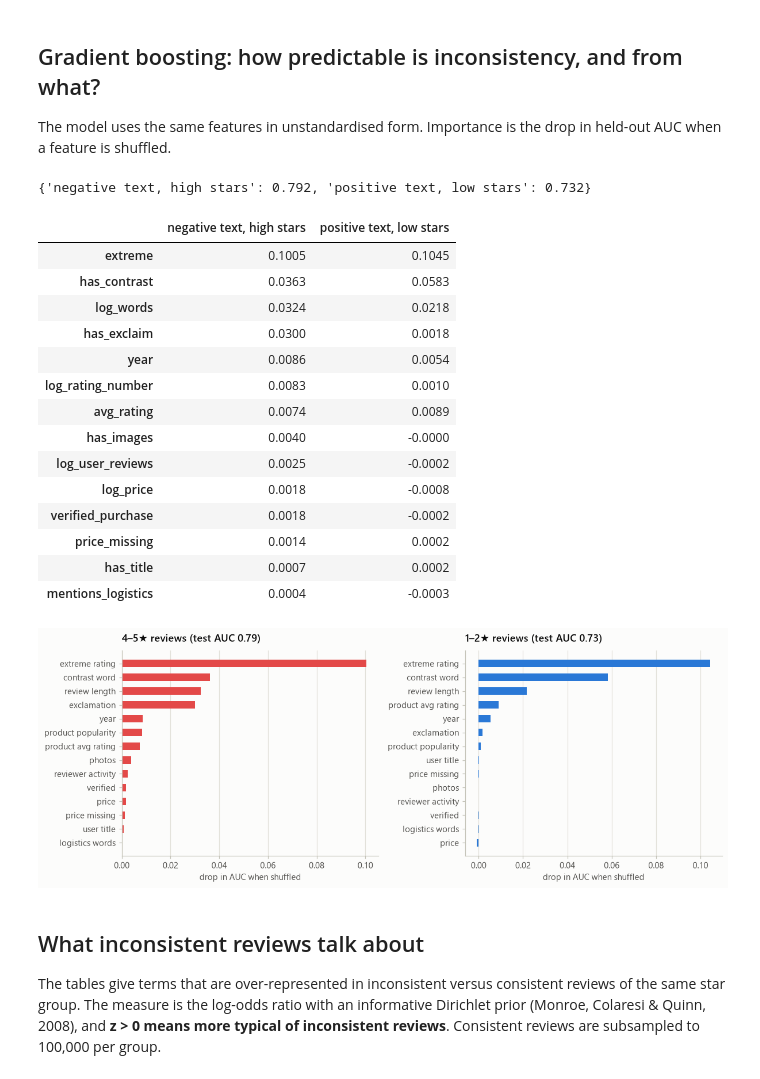
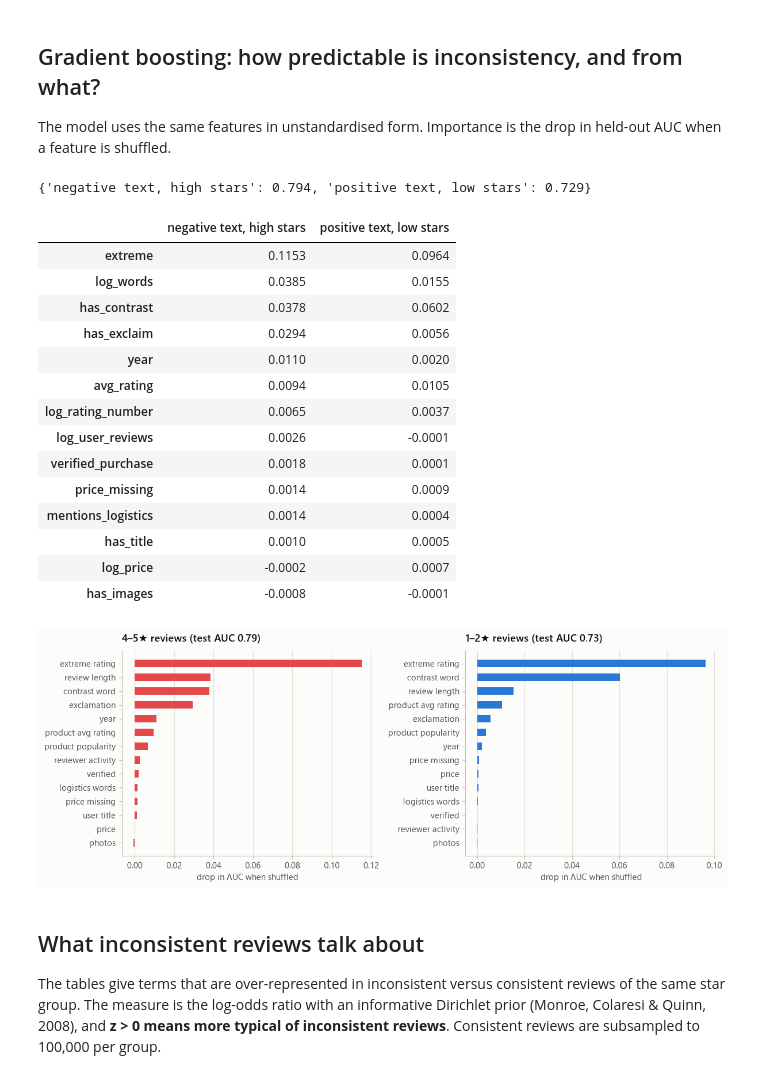
Before and after one commit to sammitbal/rating-sentiment, a Jupyter notebook: notebooks/04_predictors.ipynb, the cells around one changed output. Cells and saved outputs as stored; diff of their text form; code cells hidden in the pictures.

Commit message:
added data splits

```diff
--- a/notebooks/04_predictors.ipynb
+++ b/notebooks/04_predictors.ipynb
@@ -32,12 +32,13 @@ from sklearn.ensemble import HistGradientBoostingClassifier
 from sklearn.feature_extraction.text import CountVectorizer
 from sklearn.inspection import permutation_importance
 from sklearn.metrics import roc_auc_score
-from sklearn.model_selection import train_test_split
 
 from common import (BLUE, HIGH_NEG, INK_2, LOW_POS, RED, SURFACE, forest, load, rate_table,
                     ratio_table, savefig, set_style)
+from splits import load_split
 
 set_style()
+split_ids = {part: load_split(part) for part in ("train", "test")}
 df = load()
 polar = df[df.polar_rating & df.avg_rating.notna()].copy()
 polar["price_missing"] = polar.price.isna()
@@ -217,50 +218,52 @@ a feature is shuffled.
 # %%
 FEATURES = BIN + CONT
 importances, aucs = {}, {}
 for name, g in GROUPS.items():
     X = g[FEATURES].astype(float)
     y = g.inconsistent.astype(int)
-    X_tr, X_te, y_tr, y_te = train_test_split(X, y, test_size=0.2, stratify=y, random_state=0)
+    # Same reviews as the shared split (src/splits.py): train on train, report on test.
+    in_train, in_test = g.review_id.isin(split_ids["train"]), g.review_id.isin(split_ids["test"])
+    X_tr, X_te, y_tr, y_te = X[in_train], X[in_test], y[in_train], y[in_test]
     model = HistGradientBoostingClassifier(max_iter=300, learning_rate=0.08, random_state=0).fit(X_tr, y_tr)
     aucs[name] = roc_auc_score(y_te, model.predict_proba(X_te)[:, 1])
     sub = X_te.sample(min(len(X_te), 40000), random_state=0)
     pi = permutation_importance(model, sub, y_te.loc[sub.index], scoring="roc_auc", n_repeats=5,
                                 random_state=0)
     importances[name] = pd.Series(pi.importances_mean, index=FEATURES).sort_values()
 print({k: round(v, 3) for k, v in aucs.items()})
 
 names = {"log_words": "review length", "year": "year", "avg_rating": "product avg rating",
          "log_rating_number": "product popularity", "log_price": "price", "log_user_reviews": "reviewer activity",
          "extreme": "extreme rating", "has_title": "user title", "has_images": "photos",
          "verified_purchase": "verified", "has_contrast": "contrast word", "mentions_logistics": "logistics words",
          "has_exclaim": "exclamation", "price_missing": "price missing"}
 fig, axes = plt.subplots(1, 2, figsize=(11, 4.2))
 for ax, (name, imp) in zip(axes, importances.items()):
     ax.barh([names[i] for i in imp.index], imp.to_numpy(), height=0.55, color=COLOR[name])
     ax.set_title(f"{'4–5★' if name == HIGH_NEG else '1–2★'} reviews (test AUC {aucs[name]:.2f})")
     ax.set_xlabel("drop in AUC when shuffled")
     ax.grid(axis="y", visible=False)
 fig.tight_layout()
 savefig(fig, "04_permutation_importance")
 pd.DataFrame(importances).round(4).sort_values(HIGH_NEG, ascending=False)
 # %% [output]
-{'negative text, high stars': 0.792, 'positive text, low stars': 0.732}
+{'negative text, high stars': 0.794, 'positive text, low stars': 0.729}
 |  | negative text, high stars | positive text, low stars |
-| extreme | 0.1005 | 0.1045 |
-| has_contrast | 0.0363 | 0.0583 |
-| log_words | 0.0324 | 0.0218 |
-| has_exclaim | 0.0300 | 0.0018 |
-| year | 0.0086 | 0.0054 |
-| log_rating_number | 0.0083 | 0.0010 |
-| avg_rating | 0.0074 | 0.0089 |
-| has_images | 0.0040 | -0.0000 |
-| log_user_reviews | 0.0025 | -0.0002 |
-| log_price | 0.0018 | -0.0008 |
-| verified_purchase | 0.0018 | -0.0002 |
-| price_missing | 0.0014 | 0.0002 |
-| has_title | 0.0007 | 0.0002 |
-| mentions_logistics | 0.0004 | -0.0003 |
+| extreme | 0.1153 | 0.0964 |
+| log_words | 0.0385 | 0.0155 |
+| has_contrast | 0.0378 | 0.0602 |
+| has_exclaim | 0.0294 | 0.0056 |
+| year | 0.0110 | 0.0020 |
+| avg_rating | 0.0094 | 0.0105 |
+| log_rating_number | 0.0065 | 0.0037 |
+| log_user_reviews | 0.0026 | -0.0001 |
+| verified_purchase | 0.0018 | 0.0001 |
+| price_missing | 0.0014 | 0.0009 |
+| mentions_logistics | 0.0014 | 0.0004 |
+| has_title | 0.0010 | 0.0005 |
+| log_price | -0.0002 | 0.0007 |
+| has_images | -0.0008 | -0.0001 |
-[figure, old version]
+[figure, new version]
 # %% [markdown]
 ## What inconsistent reviews talk about
 
```
Also changed, not shown: 13 other files.
